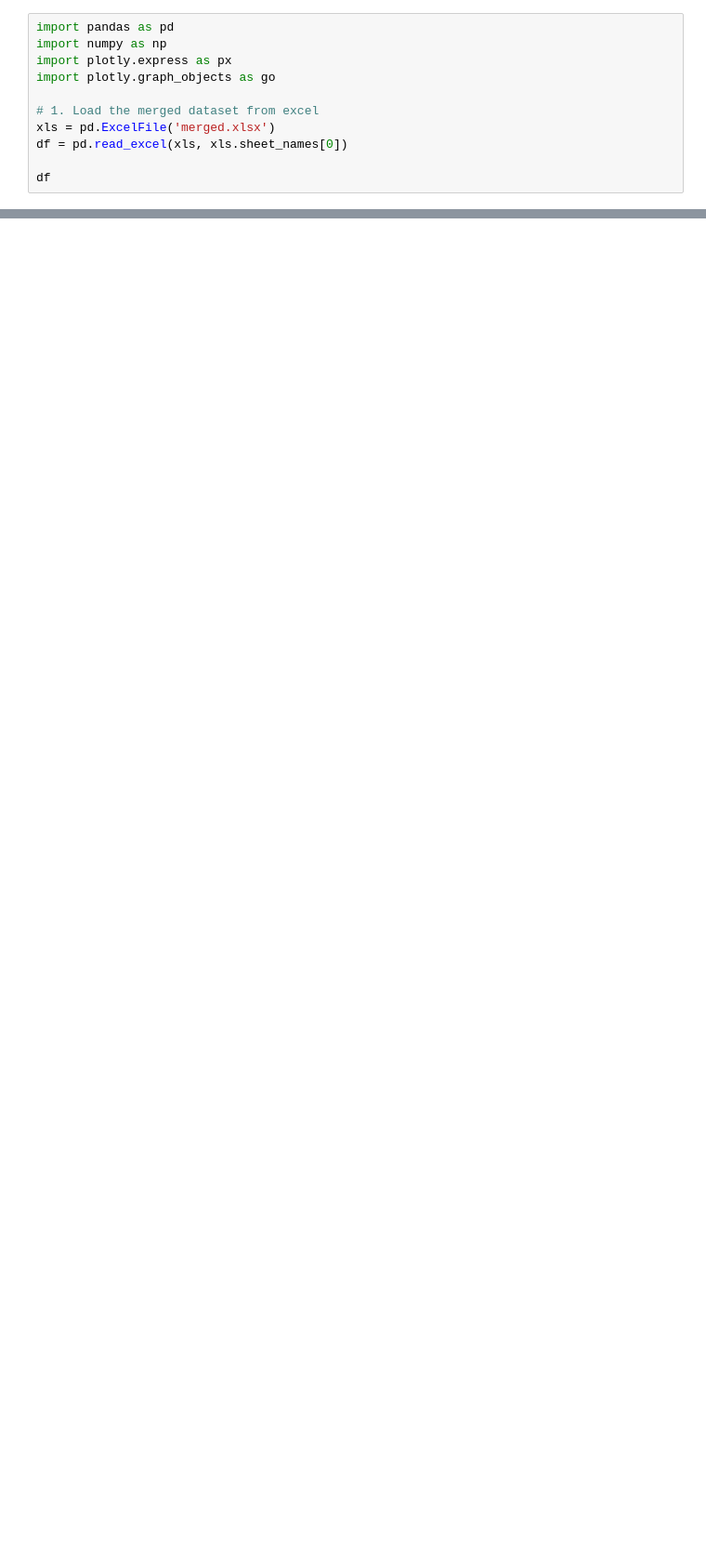
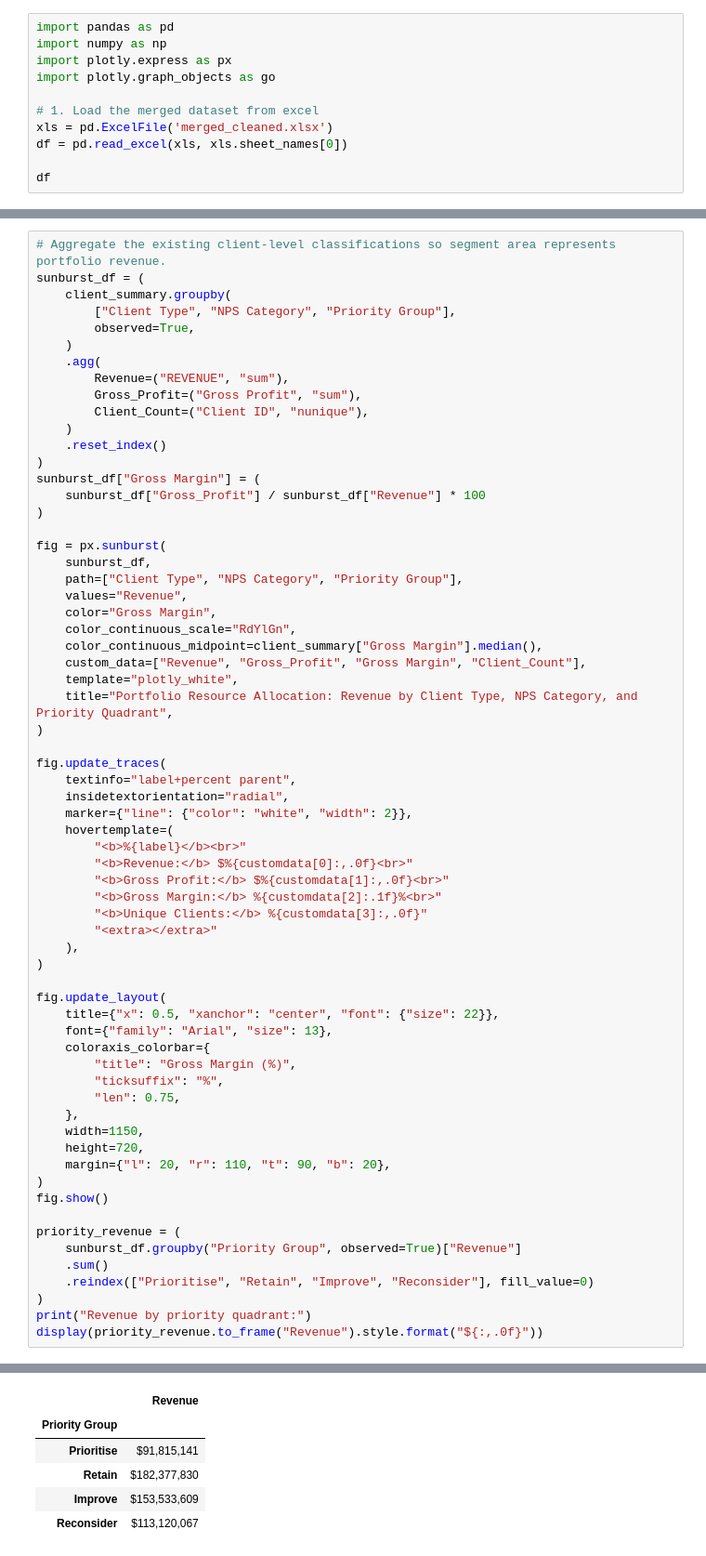
Before and after one commit to noodlebatteries124/DAVI-CA2, a Jupyter notebook: hegraphs.ipynb, the cells around one changed output, grey strips where cells are left out. Shown at 93% size. Cells and saved outputs as stored; diff of their text form; blank space fills up the shorter version.

```diff
--- a/hegraphs.ipynb
+++ b/hegraphs.ipynb
@@ -5,7 +5,7 @@ import plotly.express as px
 import plotly.graph_objects as go
 
 # 1. Load the merged dataset from excel
-xls = pd.ExcelFile('merged.xlsx')
+xls = pd.ExcelFile('merged_cleaned.xlsx')
 df = pd.read_excel(xls, xls.sheet_names[0])
 
 df
@@ -110,0 +383,66 @@ fig.show()
+# %%
+# Aggregate the existing client-level classifications so segment area represents portfolio revenue.
+sunburst_df = (
+    client_summary.groupby(
+        ["Client Type", "NPS Category", "Priority Group"],
+        observed=True,
+    )
+    .agg(
+        Revenue=("REVENUE", "sum"),
+        Gross_Profit=("Gross Profit", "sum"),
+        Client_Count=("Client ID", "nunique"),
+    )
+    .reset_index()
+)
+sunburst_df["Gross Margin"] = (
+    sunburst_df["Gross_Profit"] / sunburst_df["Revenue"] * 100
+)
+
+fig = px.sunburst(
+    sunburst_df,
+    path=["Client Type", "NPS Category", "Priority Group"],
+    values="Revenue",
+    color="Gross Margin",
+    color_continuous_scale="RdYlGn",
+    color_continuous_midpoint=client_summary["Gross Margin"].median(),
+    custom_data=["Revenue", "Gross_Profit", "Gross Margin", "Client_Count"],
+    template="plotly_white",
+    title="Portfolio Resource Allocation: Revenue by Client Type, NPS Category, and Priority Quadrant",
+)
+
+fig.update_traces(
+    textinfo="label+percent parent",
+    insidetextorientation="radial",
+    marker={"line": {"color": "white", "width": 2}},
+    hovertemplate=(
+        "<b>%{label}</b><br>"
+        "<b>Revenue:</b> $%{customdata[0]:,.0f}<br>"
+        "<b>Gross Profit:</b> $%{customdata[1]:,.0f}<br>"
+        "<b>Gross Margin:</b> %{customdata[2]:.1f}%<br>"
+        "<b>Unique Clients:</b> %{customdata[3]:,.0f}"
+        "<extra></extra>"
+    ),
+)
+
+fig.update_layout(
+    title={"x": 0.5, "xanchor": "center", "font": {"size": 22}},
+    font={"family": "Arial", "size": 13},
+    coloraxis_colorbar={
+        "title": "Gross Margin (%)",
+        "ticksuffix": "%",
+        "len": 0.75,
+    },
+    width=1150,
+    height=720,
+    margin={"l": 20, "r": 110, "t": 90, "b": 20},
+)
+fig.show()
+
+priority_revenue = (
+    sunburst_df.groupby("Priority Group", observed=True)["Revenue"]
+    .sum()
+    .reindex(["Prioritise", "Retain", "Improve", "Reconsider"], fill_value=0)
+)
+print("Revenue by priority quadrant:")
+display(priority_revenue.to_frame("Revenue").style.format("${:,.0f}"))
+# %% [output]
@@ -110,0 +450,6 @@ fig.show()
+|  | Revenue |
+| Priority Group |  |
+| Prioritise | $91,815,141 |
+| Retain | $182,377,830 |
+| Improve | $153,533,609 |
+| Reconsider | $113,120,067 |
```
Also changed, not shown: parts of 12 cells of this notebook, 1 other file.
